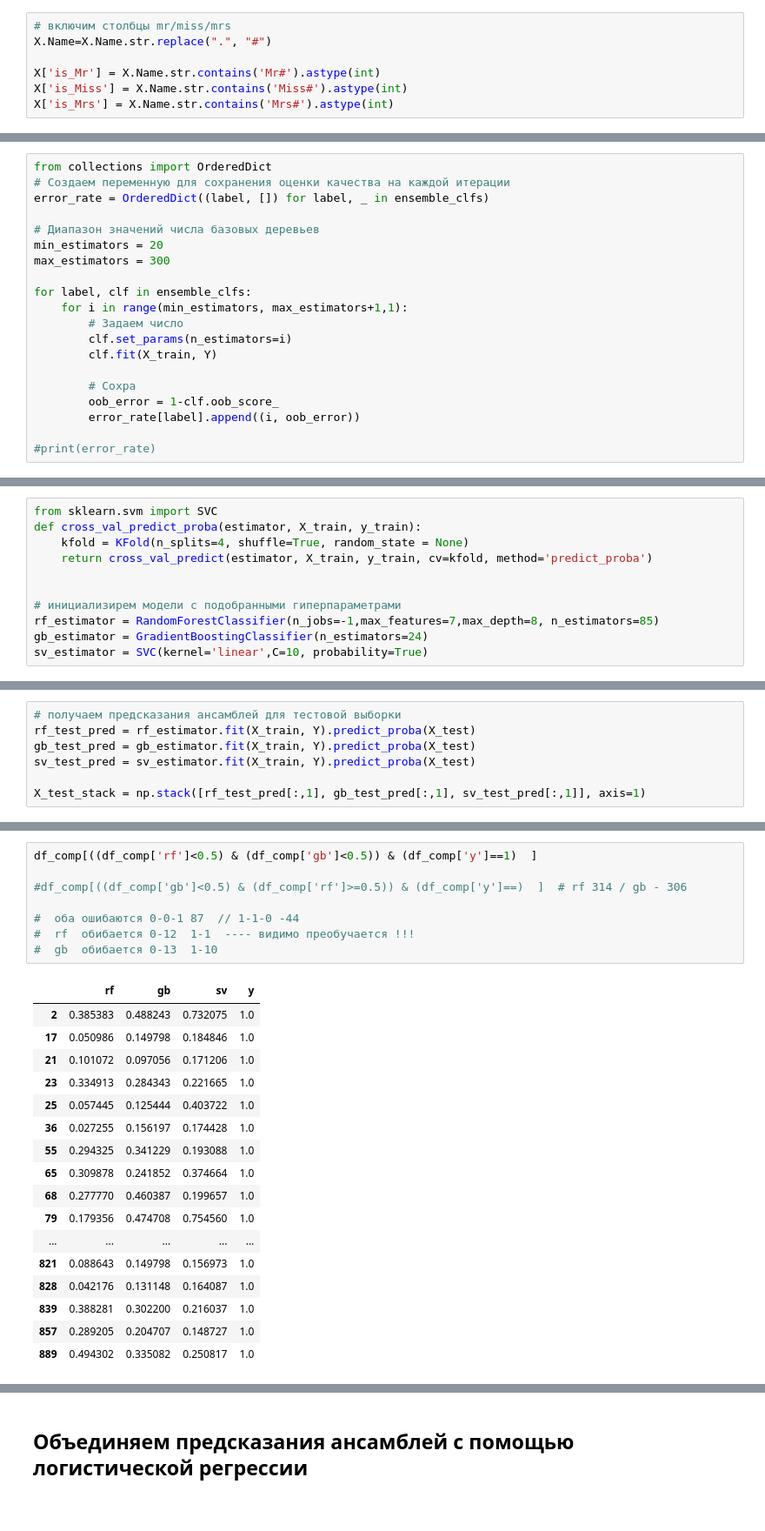
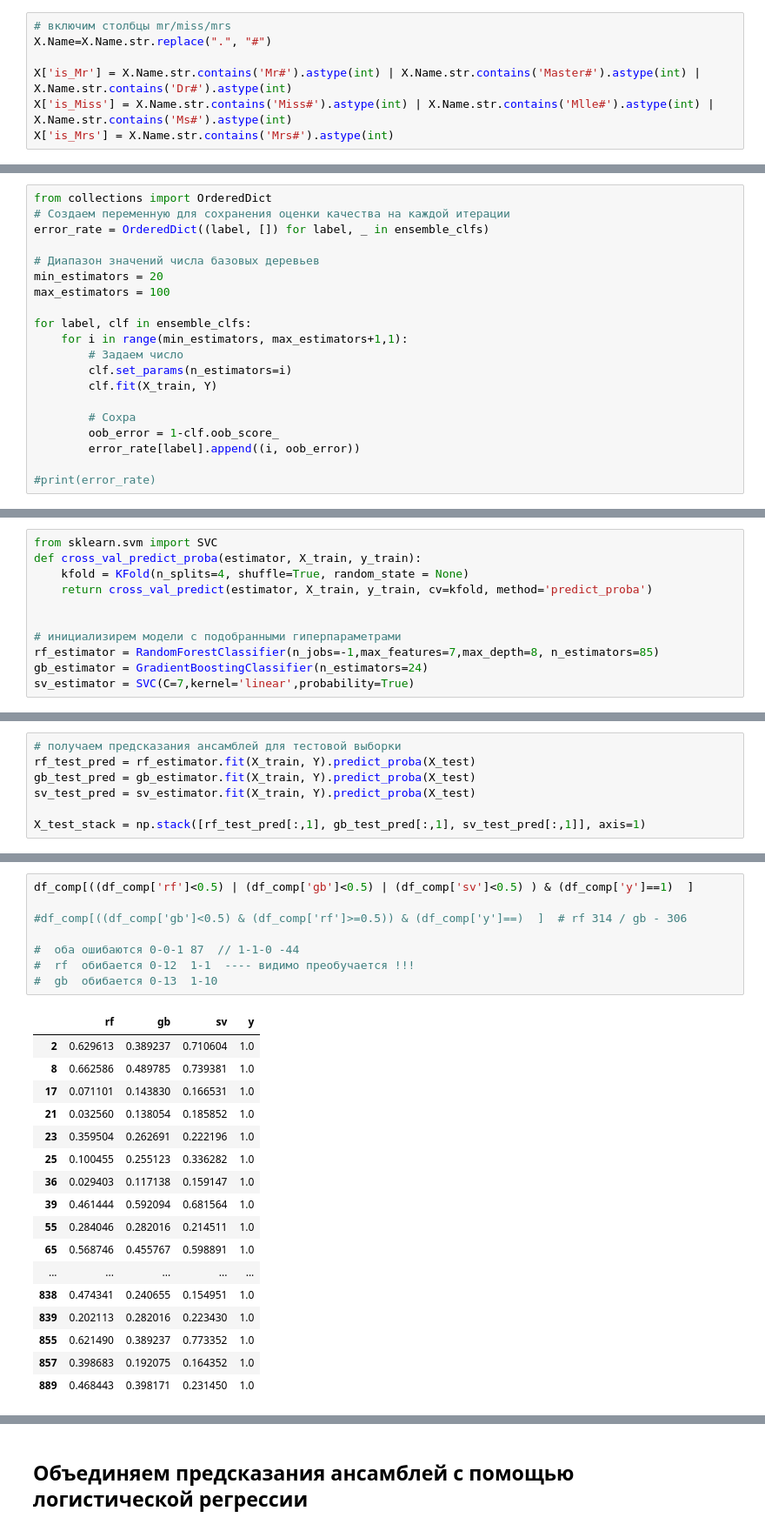
Before and after one commit to RuslanGH/Netology, a Jupyter notebook: homewokr_2_5.ipynb, the cells around one changed output, grey strips where cells are left out. Shown at 87% size. Drawn from its saved outputs; the diff is of its cells as text.

```diff
--- a/homewokr_2_5.ipynb
+++ b/homewokr_2_5.ipynb
@@ -138,8 +145,8 @@ most_common[:10]
 # включим столбцы mr/miss/mrs
 X.Name=X.Name.str.replace(".", "#")
 
-X['is_Mr'] = X.Name.str.contains('Mr#').astype(int)
-X['is_Miss'] = X.Name.str.contains('Miss#').astype(int)
+X['is_Mr'] = X.Name.str.contains('Mr#').astype(int) | X.Name.str.contains('Master#').astype(int) | X.Name.str.contains('Dr#').astype(int)
+X['is_Miss'] = X.Name.str.contains('Miss#').astype(int) | X.Name.str.contains('Mlle#').astype(int) | X.Name.str.contains('Ms#').astype(int)
 X['is_Mrs'] = X.Name.str.contains('Mrs#').astype(int)
 # %%
 X.drop(['Name'], axis=1, inplace=True)
@@ -249,7 +265,7 @@ error_rate = OrderedDict((label, []) for label, _ in ensemble_clfs)
 
 # Диапазон значений числа базовых деревьев
 min_estimators = 20
-max_estimators = 300
+max_estimators = 100
 
 for label, clf in ensemble_clfs:
     for i in range(min_estimators, max_estimators+1,1):
@@ -405,7 +441,7 @@ def cross_val_predict_proba(estimator, X_train, y_train):
 # инициализирем модели с подобранными гиперпараметрами
 rf_estimator = RandomForestClassifier(n_jobs=-1,max_features=7,max_depth=8, n_estimators=85)
 gb_estimator = GradientBoostingClassifier(n_estimators=24)
-sv_estimator = SVC(kernel='linear',C=10, probability=True)
+sv_estimator = SVC(C=7,kernel='linear',probability=True)
 # %%
 print(X_train.shape)
 print(Y.shape)
@@ -442,27 +478,27 @@ sv    0.622257
 Name: y, dtype: float64
 # %%
-df_comp[((df_comp['rf']<0.5) & (df_comp['gb']<0.5)) & (df_comp['y']==1)  ]
+df_comp[((df_comp['rf']<0.5) | (df_comp['gb']<0.5) | (df_comp['sv']<0.5) ) & (df_comp['y']==1)  ]
 
 #df_comp[((df_comp['gb']<0.5) & (df_comp['rf']>=0.5)) & (df_comp['y']==)  ]  # rf 314 / gb - 306
 
 #  оба ошибаются 0-0-1 87  // 1-1-0 -44
 #  rf  обибается 0-12  1-1  ---- видимо преобучается !!!
 #  gb  обибается 0-13  1-10
 # %% [output]
 |  | rf | gb | sv | y |
-| 2 | 0.385383 | 0.488243 | 0.732075 | 1.0 |
-| 17 | 0.050986 | 0.149798 | 0.184846 | 1.0 |
-| 21 | 0.101072 | 0.097056 | 0.171206 | 1.0 |
-| 23 | 0.334913 | 0.284343 | 0.221665 | 1.0 |
-| 25 | 0.057445 | 0.125444 | 0.403722 | 1.0 |
-| 36 | 0.027255 | 0.156197 | 0.174428 | 1.0 |
-| 55 | 0.294325 | 0.341229 | 0.193088 | 1.0 |
-| 65 | 0.309878 | 0.241852 | 0.374664 | 1.0 |
-| 68 | 0.277770 | 0.460387 | 0.199657 | 1.0 |
-| 79 | 0.179356 | 0.474708 | 0.754560 | 1.0 |
+| 2 | 0.629613 | 0.389237 | 0.710604 | 1.0 |
+| 8 | 0.662586 | 0.489785 | 0.739381 | 1.0 |
+| 17 | 0.071101 | 0.143830 | 0.166531 | 1.0 |
+| 21 | 0.032560 | 0.138054 | 0.185852 | 1.0 |
+| 23 | 0.359504 | 0.262691 | 0.222196 | 1.0 |
+| 25 | 0.100455 | 0.255123 | 0.336282 | 1.0 |
+| 36 | 0.029403 | 0.117138 | 0.159147 | 1.0 |
+| 39 | 0.461444 | 0.592094 | 0.681564 | 1.0 |
+| 55 | 0.284046 | 0.282016 | 0.214511 | 1.0 |
+| 65 | 0.568746 | 0.455767 | 0.598891 | 1.0 |
 | ... | ... | ... | ... | ... |
-| 821 | 0.088643 | 0.149798 | 0.156973 | 1.0 |
-| 828 | 0.042176 | 0.131148 | 0.164087 | 1.0 |
-| 839 | 0.388281 | 0.302200 | 0.216037 | 1.0 |
-| 857 | 0.289205 | 0.204707 | 0.148727 | 1.0 |
-| 889 | 0.494302 | 0.335082 | 0.250817 | 1.0 |
+| 838 | 0.474341 | 0.240655 | 0.154951 | 1.0 |
+| 839 | 0.202113 | 0.282016 | 0.223430 | 1.0 |
+| 855 | 0.621490 | 0.389237 | 0.773352 | 1.0 |
+| 857 | 0.398683 | 0.192075 | 0.164352 | 1.0 |
+| 889 | 0.468443 | 0.398171 | 0.231450 | 1.0 |
```
Also changed, not shown: parts of 16 cells of this notebook, 3 other files.
